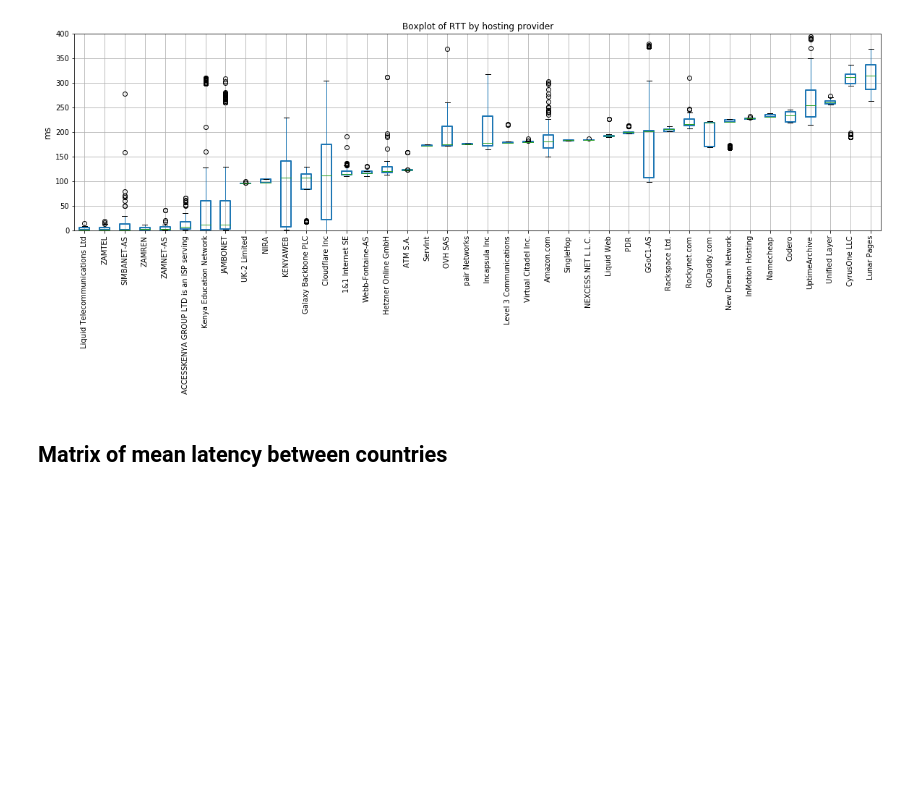
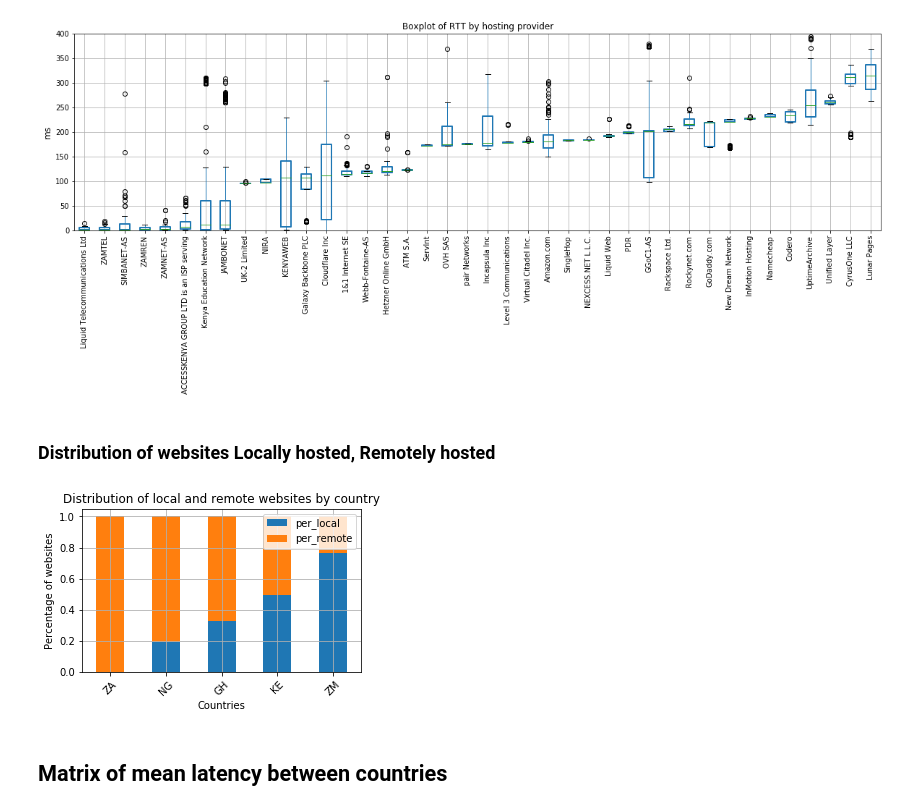
Before and after one commit to AFRINIC-Labs/cloud-computing, a Jupyter notebook: Cloud-computing.ipynb, the cells around one changed output. Saved outputs shown, nothing was run; the diff lists cells and outputs as text; code cells hidden in the pictures; blank space fills up the shorter version.

Commit message:
added heatmap and barchart

```diff
--- a/Cloud-computing.ipynb
+++ b/Cloud-computing.ipynb
@@ -103,5 +106,38 @@ plt.savefig("data/plots/hostCo_rtt.svg")
 plt.show()
 # %% [output]
 [figure]
+# %% [markdown]
+### Distribution of websites Locally hosted, Remotely hosted
+# %%
+df4 = df.iloc[:,[2,10]]
+
+df4 = df4.groupby(['vantageCC', 'remote']).size().reset_index(name='counts')
+df4 = df4.pivot('vantageCC', 'remote').fillna(0)
+
+#df4_local = pd.DataFrame(columns=['vantageCC', 'local'])
+#df4_remote = pd.DataFrame(columns=['vantageCC', 'remote'])
+
+df4 = pd.DataFrame(list(df4.itertuples()))
+df4.columns = ['vantageCC', 'local','remote']
+
+df4['total'] = df4.sum(axis=1)
+
+df4['per_local'] = df4['local'].div(df4['total'])
+df4['per_remote'] = df4['remote'].div(df4['total'])
+
+df4 = df4.iloc[:,[0,4,5]]
+
+df4 = df4.sort_values(by='per_local', ascending=True)
+
+
+df4.plot.bar(stacked=True, figsize=(5,3), x='vantageCC', rot=45, fontsize=10)
+plt.ylabel('Percentage of websites')
+plt.grid(True)
+plt.title("Distribution of local and remote websites by country")
+plt.xlabel('Countries')
+plt.savefig("data/plots/distribution_website_local_vs_remote.svg")
+plt.show()
+# %% [output]
+[figure, added]
 # %% [markdown]
 ## Matrix of mean latency between countries
```
Also changed, not shown: parts of 2 cells of this notebook, 4 other files.
